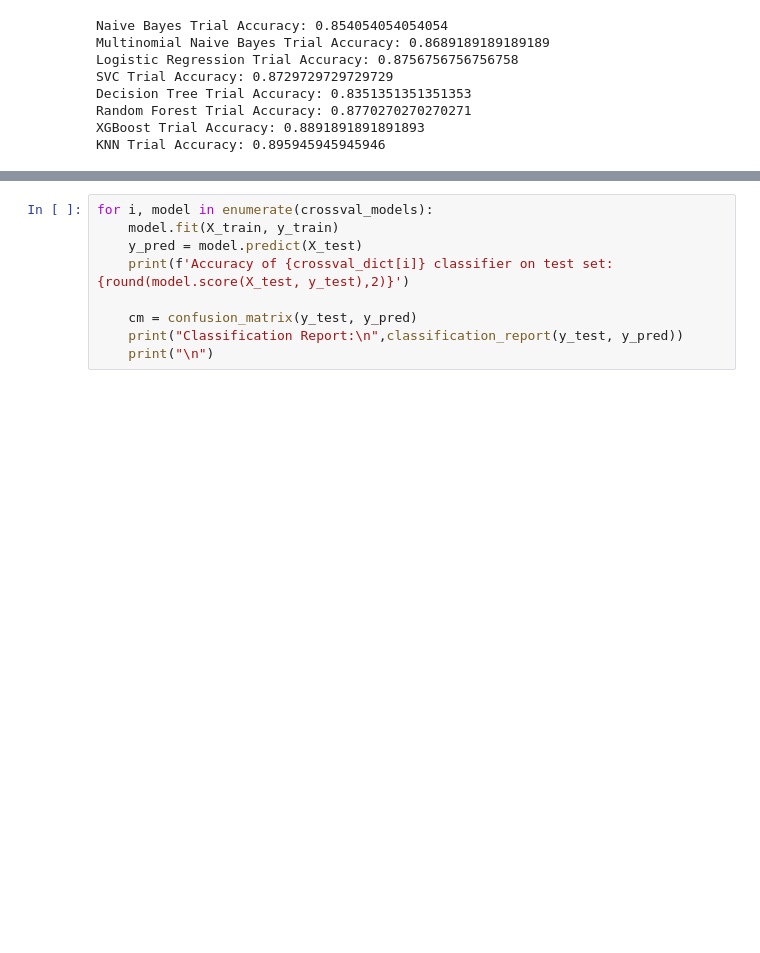
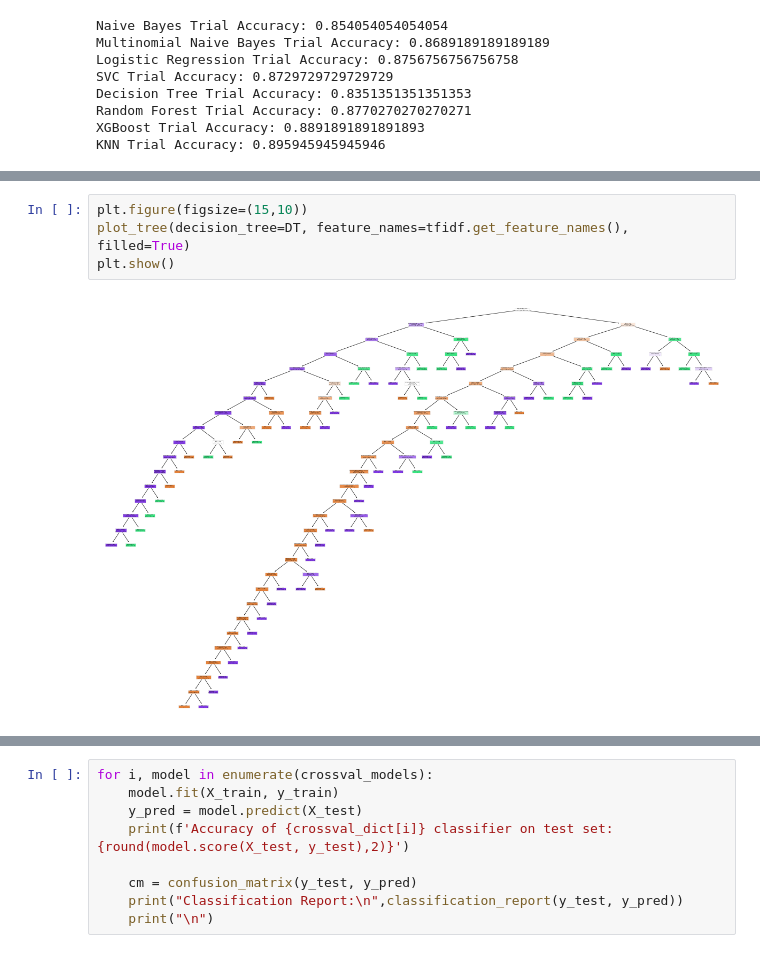
Before and after one commit to DavidAlexanderMoe/Sentiment-Analysis-and-Web-Scraping, a Jupyter notebook: Scripts/Analysis/4. Model Selection and Evaluation.ipynb, the cells around one changed output, grey strips where cells are left out. Saved outputs shown, nothing was run; the diff lists cells and outputs as text; blank space fills up the shorter version.

```diff
--- a/Scripts/Analysis/4. Model Selection and Evaluation.ipynb
+++ b/Scripts/Analysis/4. Model Selection and Evaluation.ipynb
@@ -102 +104,7 @@ The F1 suggests that the KNN, which was the best before, is now the worst model.
+# %%
+plt.figure(figsize=(15,10))
+plot_tree(decision_tree=DT, feature_names=tfidf.get_feature_names(), filled=True)
+plt.show()
+# %% [output]
+[figure, added]
 # %%
```
Also changed, not shown: parts of 5 cells of this notebook.
